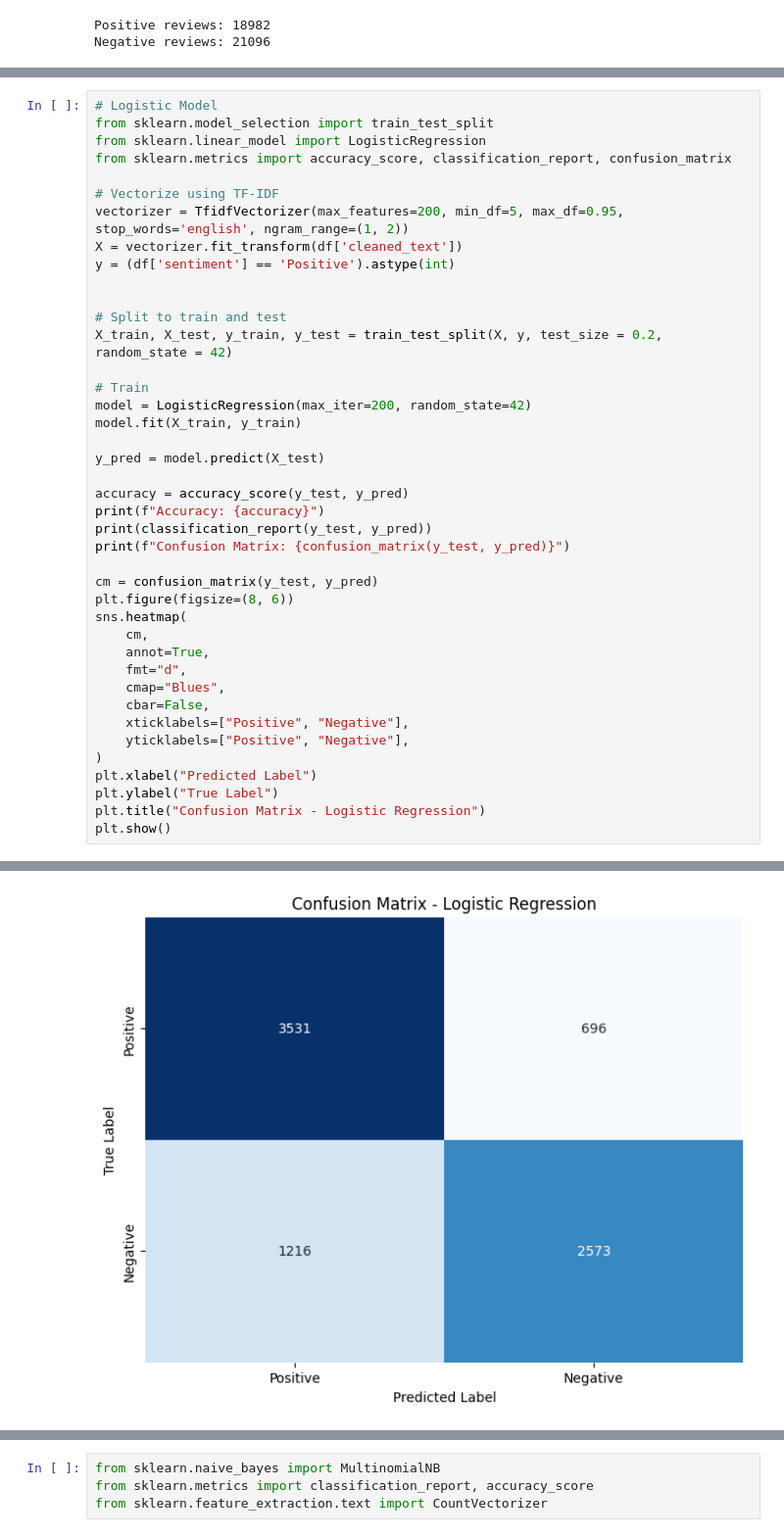
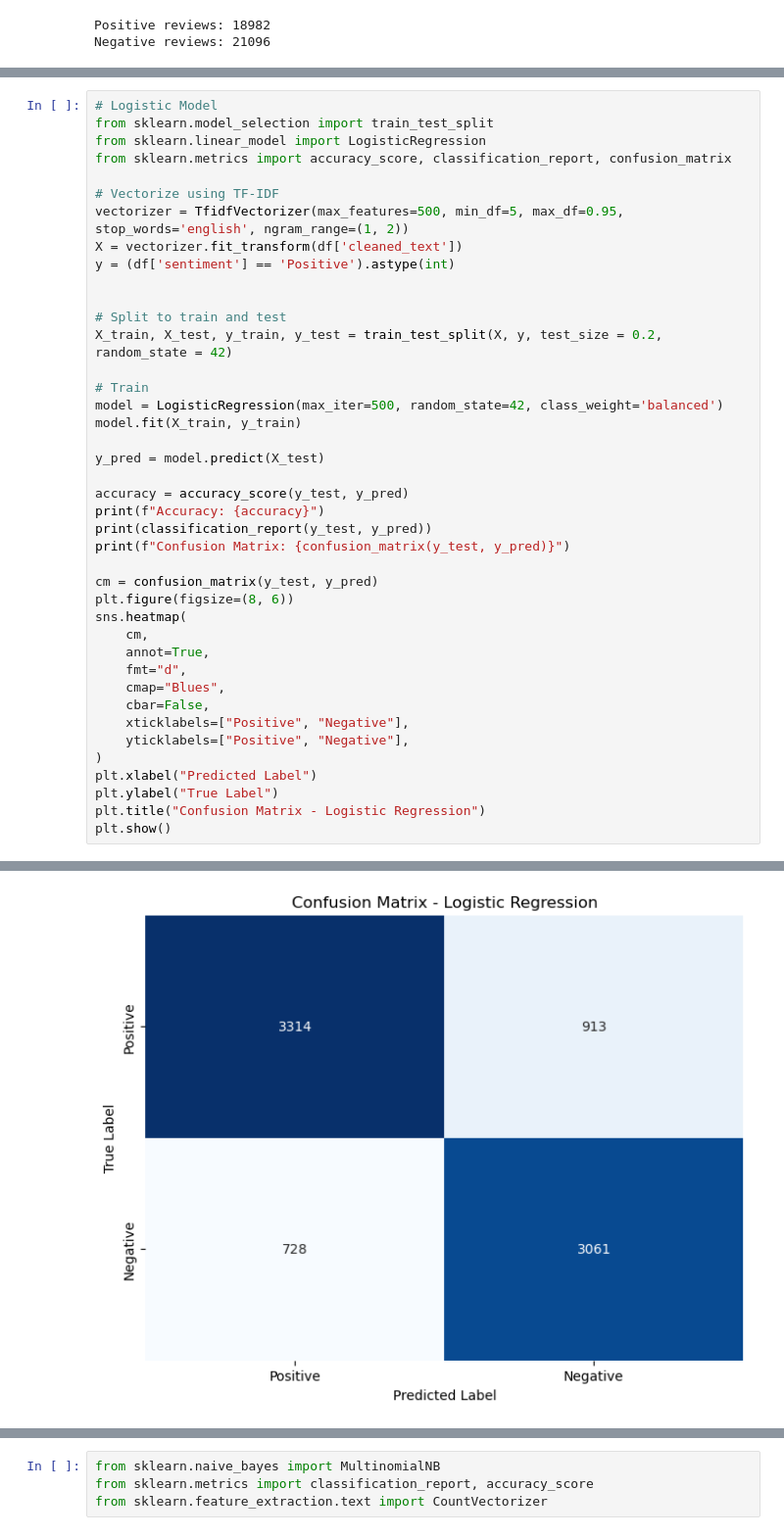
Before and after one commit to hashemwa/CSE-482-Project, a Jupyter notebook: analysis.ipynb, the cells around one changed output, grey strips where cells are left out. Shown at 98% size. Cells and saved outputs as stored; diff of their text form.

```diff
--- a/analysis.ipynb
+++ b/analysis.ipynb
@@ -389,7 +402,7 @@ from sklearn.linear_model import LogisticRegression
 from sklearn.metrics import accuracy_score, classification_report, confusion_matrix
 
 # Vectorize using TF-IDF
-vectorizer = TfidfVectorizer(max_features=200, min_df=5, max_df=0.95, stop_words='english', ngram_range=(1, 2))
+vectorizer = TfidfVectorizer(max_features=500, min_df=5, max_df=0.95, stop_words='english', ngram_range=(1, 2))
 X = vectorizer.fit_transform(df['cleaned_text'])
 y = (df['sentiment'] == 'Positive').astype(int)
 
@@ -398,7 +411,7 @@ y = (df['sentiment'] == 'Positive').astype(int)
 X_train, X_test, y_train, y_test = train_test_split(X, y, test_size = 0.2, random_state = 42)
 
 # Train
-model = LogisticRegression(max_iter=200, random_state=42)
+model = LogisticRegression(max_iter=500, random_state=42, class_weight='balanced')
 model.fit(X_train, y_train)
 
 y_pred = model.predict(X_test)
@@ -439,4 +452,4 @@ Confusion Matrix: [[3531  696]
-[figure, old version]
+[figure, new version]
 # %%
 import statsmodels.api as sm
 logit_model = sm.Logit(y_train.values.ravel(), sm.add_constant(X_train.toarray()))
```
Also changed, not shown: parts of 21 cells of this notebook.
